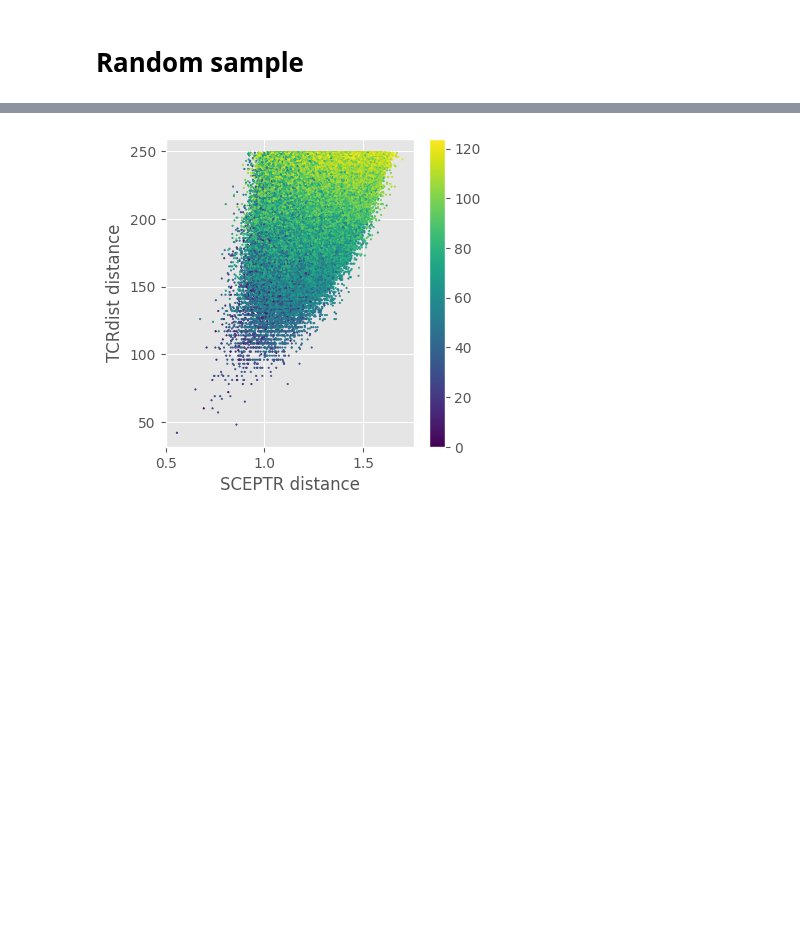
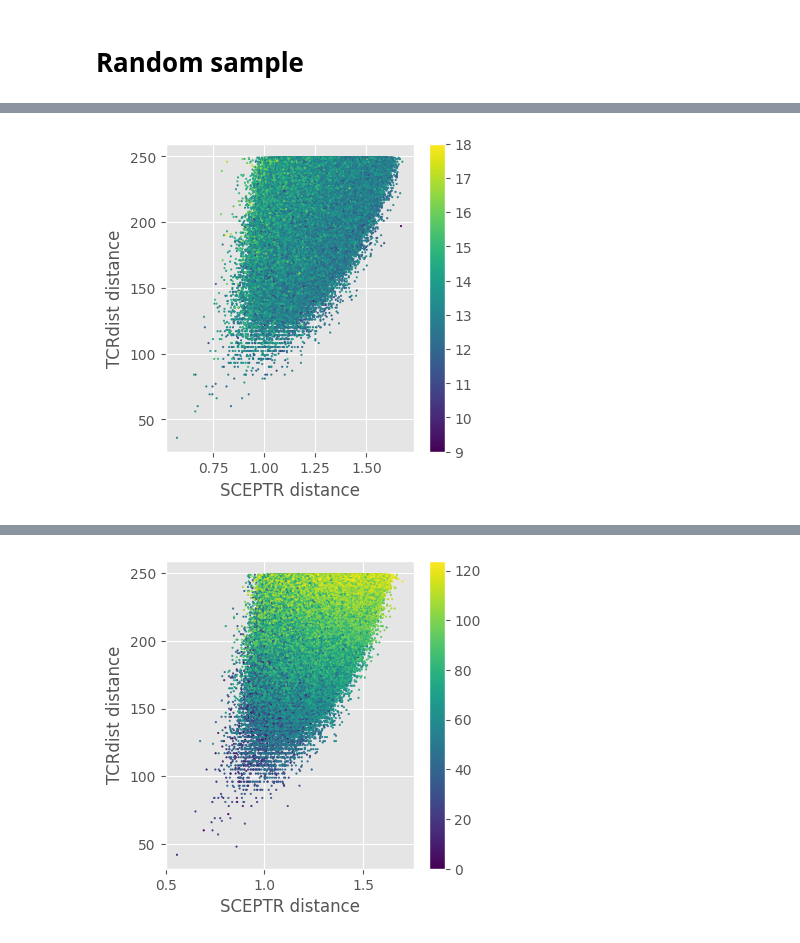
Before and after one commit to yutanagano/sceptr_publication_analyses, a Jupyter notebook: notebooks/sceptr_vs_tcrdist_distances_andreas.ipynb, the cells around one changed output, grey strips where cells are left out. Saved outputs shown, nothing was run; the diff lists cells and outputs as text; code cells hidden in the pictures; blank space fills up the shorter version.

```diff
--- a/notebooks/sceptr_vs_tcrdist_distances_andreas.ipynb
+++ b/notebooks/sceptr_vs_tcrdist_distances_andreas.ipynb
@@ -148,6 +151,14 @@ sceptr_dists = sceptr_model.calc_pdist_vector(tcr_sample)
 tcrdist_dists = tcrdist_model.calc_pdist_vector(tcr_sample)
 tcrdist_alpha_dists = tcrdist_model_alpha.calc_pdist_vector(tcr_sample)
 tcrdist_beta_dists = tcrdist_model_beta.calc_pdist_vector(tcr_sample)
+# %%
+def average_length(tcr1, tcr2):
+    tcr1 = tcr1[1]
+    tcr2 = tcr2[1]
+    return np.mean([len(tcr1['CDR3A']), len(tcr1['CDR3B']), len(tcr2['CDR3A']), len(tcr2['CDR3B'])])
+
+mean_lengths = prs.pdist(tcr_sample.iterrows(), metric=average_length, dtype=np.float64)
+mean_lengths = np.array(mean_lengths)
 # %%
 mask = tcrdist_dists<250
 # %%
@@ -161,0 +173,9 @@ plt.show()
+# %%
+plt.figure(figsize=(4,4))
+plt.scatter(sceptr_dists[mask], tcrdist_dists[mask], s=1, c=mean_lengths[mask])
+plt.xlabel("SCEPTR distance")
+plt.ylabel("TCRdist distance")
+plt.colorbar()
+plt.show()
+# %% [output]
+[figure, added]
```
Also changed, not shown: parts of 6 cells of this notebook.
